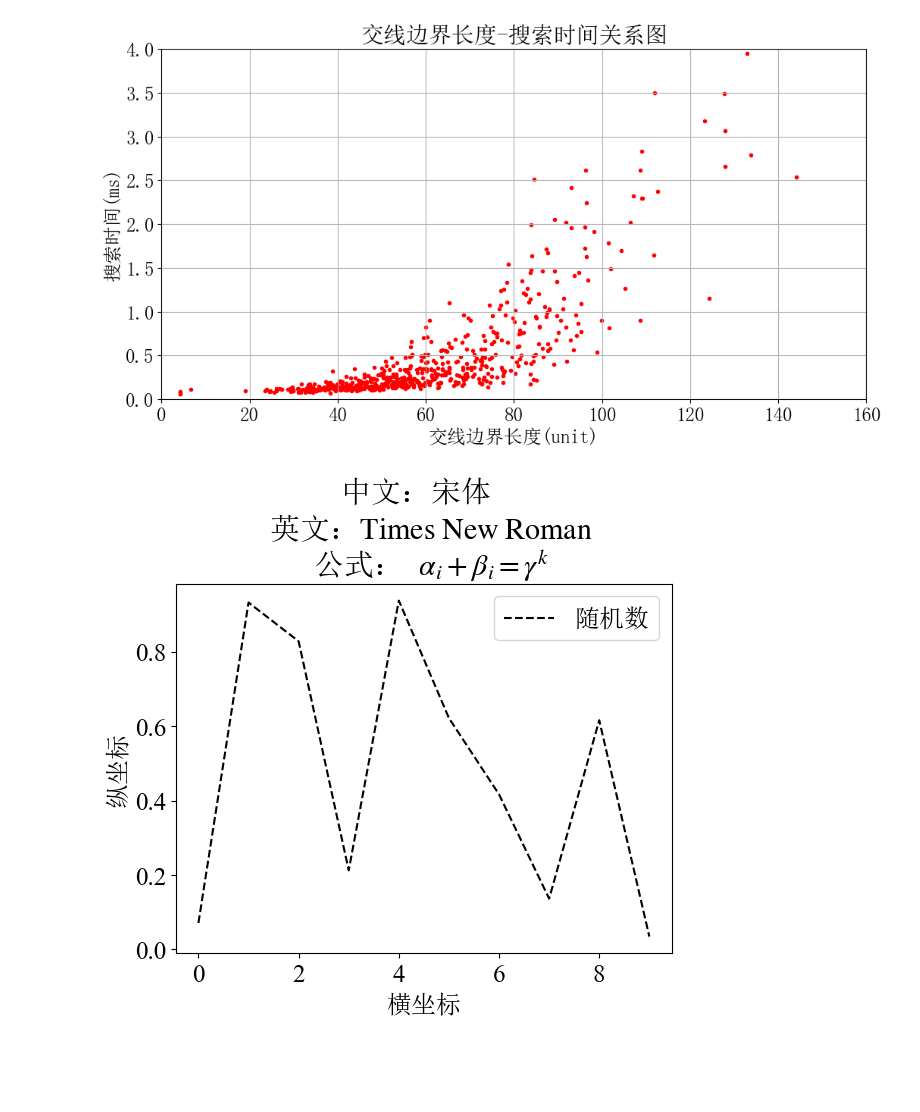
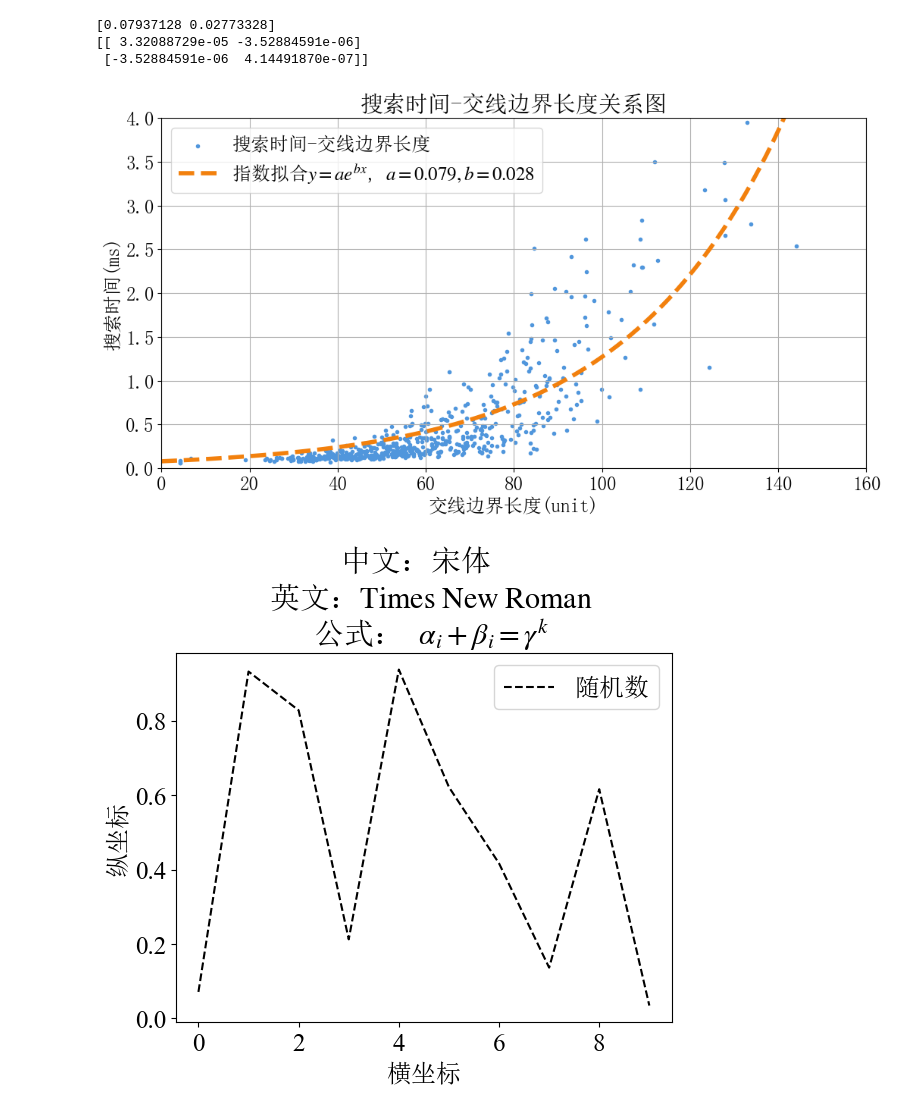
Before and after one commit to MasterYip/FLTPlanner, a Jupyter notebook: analysis_scripts/benchmarking/gcs_benchmark.ipynb, the cells around one changed output. Saved outputs shown, nothing was run; the diff lists cells and outputs as text; code cells hidden in the pictures; blank space fills up the shorter version.

```diff
--- a/analysis_scripts/benchmarking/gcs_benchmark.ipynb
+++ b/analysis_scripts/benchmarking/gcs_benchmark.ipynb
@@ -1,8 +1,15 @@
 # %%
+from math import exp
+from turtle import color
+
+from pyparsing import line
 from plot2D import CVSPlot
+from scipy.optimize import curve_fit
 from cycler import cycler
 import os
 from matplotlib import pyplot as plt
+import pandas as pd
+import numpy as np
 
 # Directory Management
 try:
@@ -12,40 +19,65 @@ except:
     # Run in ipykernel & interactive
     ROOT_DIR = os.getcwd()
 
+def getColorTuple(r,g,b):
+    return (r/255, g/255, b/255)
+
 config = {
     'font.family': 'serif',
     "mathtext.fontset": 'stix',
     "font.serif":['SimSun'],
     "font.size": 18,
     'axes.unicode_minus': False,
-    'axes.prop_cycle': (cycler('color', ['r', 'r', 'g', 'b'])
+    'axes.prop_cycle': (cycler('color', [getColorTuple(80,150,220), 'r', 'g', 'b'])
                         + cycler('linestyle', ['--', '-', '--', '-'])),
 }
 
 # config = {
 #     "font.family":'serif',
 #     "font.size": 18,
 #     "mathtext.fontset":'stix',
 #     "font.serif": ['SimSun'],
 # }
 
 csv_file = ROOT_DIR + '/data/perf_gcs_rand_corridor.csv'
 
 csv_plot = CVSPlot(config)
 
 plt.figure(figsize=(12, 6))
 axes = plt.axes()
 axes.set_xlim(0, 160)
 axes.set_ylim(0, 4)
 plt.grid(True)
 
 # csv_plot.scatter(csv_file, 4, 3, '.', 'border size', "total time (ms)", "blabla", "nan")
-csv_plot.scatter(csv_file, 4, 3, '.', "交线边界长度(unit)", "搜索时间(ms)", "交线边界长度-搜索时间关系图", "nan")
+csv_plot.scatter(csv_file, 4, 3, '.', "交线边界长度(unit)", "搜索时间(ms)", "搜索时间-交线边界长度关系图", "nan")
 
-# plt.savefig(ROOT_DIR + '/data/perf_gcs_rand_corridor.png', dpi=300)
+df = pd.read_csv(csv_file)
+X = df.iloc[1:, 4]
+Y = df.iloc[1:, 3]
+
+
+# fit the scatter using y = a * exp(b*x)
+def func(x, a, b):
+    return a * np.exp(b * x)
+popt3, pcov3 = curve_fit(func, X.values , Y.values, (0.07,0.03))
+print(popt3)
+print(pcov3)
+
+xs = np.linspace(0, 160, 100)
+plt.plot(xs, func(xs, *popt3), label='fit: a=%5.3f, b=%5.3f' % tuple(popt3),
+         linestyle='--', color=(0.95, 0.5, 0.05), linewidth=4.0)
+
+plt.legend(['搜索时间-交线边界长度', '指数拟合$y=a e^{bx}$, $a=%.3f, b=%.3f$' % tuple(popt3)], loc='upper left')
+plt.savefig(ROOT_DIR + '/data/perf_gcs_rand_corridor.png', dpi=300)
+plt.savefig(ROOT_DIR + '/data/perf_gcs_rand_corridor.svg', dpi=300,format="svg")
+plt.savefig(ROOT_DIR + '/data/perf_gcs_rand_corridor.pdf', dpi=300,format="pdf")
 plt.show()
 # %% [output]
+[0.07937128 0.02773328]
+[[ 3.32088729e-05 -3.52884591e-06]
+ [-3.52884591e-06  4.14491870e-07]]
-[figure, old version]
+[figure, new version]
 # %%
 import matplotlib.pyplot as plt
 from matplotlib import rcParams
```
Also changed, not shown: parts of 1 cell of this notebook, 5 other files.
